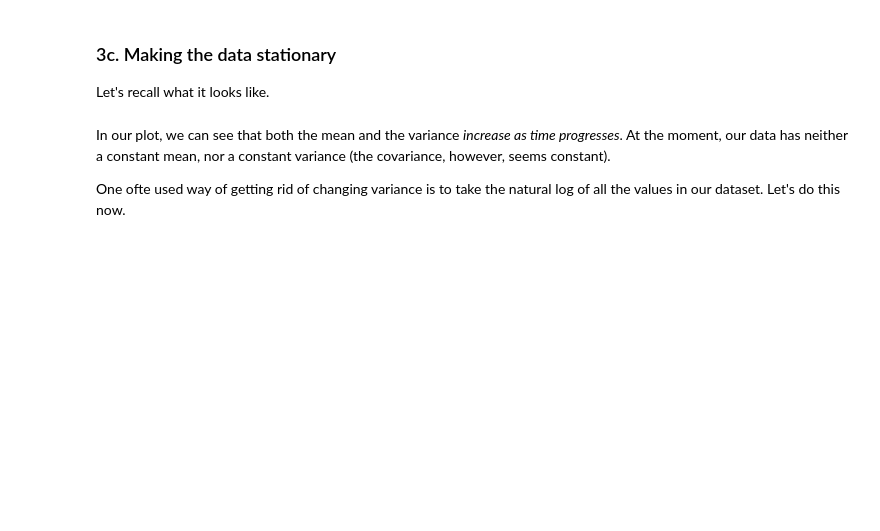
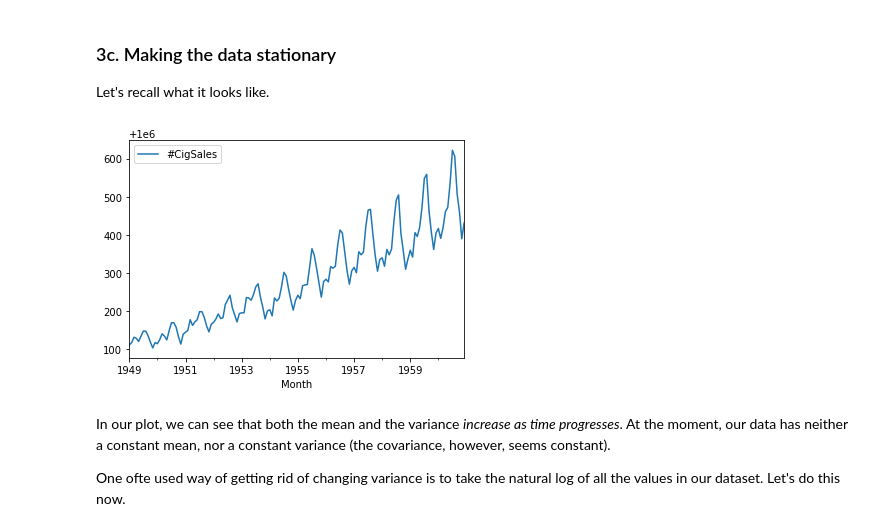
Before and after one commit to evanwmeeks/Springboard, a Jupyter notebook: Case Study - Cowboys and Cigarettes/Cowboy Cigarettes Case Study - Tier 3.ipynb, the cells around one changed output. Cells and saved outputs as stored; diff of their text form; code cells hidden in the pictures; blank space fills up the shorter version.

```diff
--- a/Case Study - Cowboys and Cigarettes/Cowboy Cigarettes Case Study - Tier 3.ipynb
+++ b/Case Study - Cowboys and Cigarettes/Cowboy Cigarettes Case Study - Tier 3.ipynb
@@ -255,3 +271,7 @@ _ _ _
+# %%
+cigdata.plot();
+# %% [output]
+[figure, added]
 # %% [markdown]
 In our plot, we can see that both the mean and the variance *increase as time progresses*. At the moment, our data has neither a constant mean, nor a constant variance (the covariance, however, seems constant).
 
```
Also changed, not shown: parts of 28 cells of this notebook.
